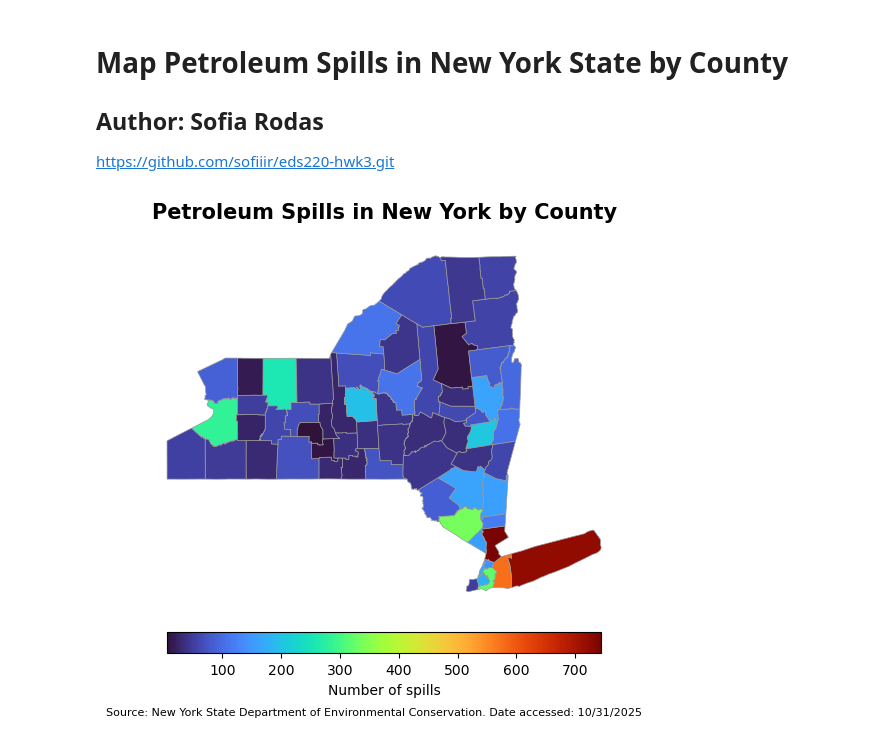
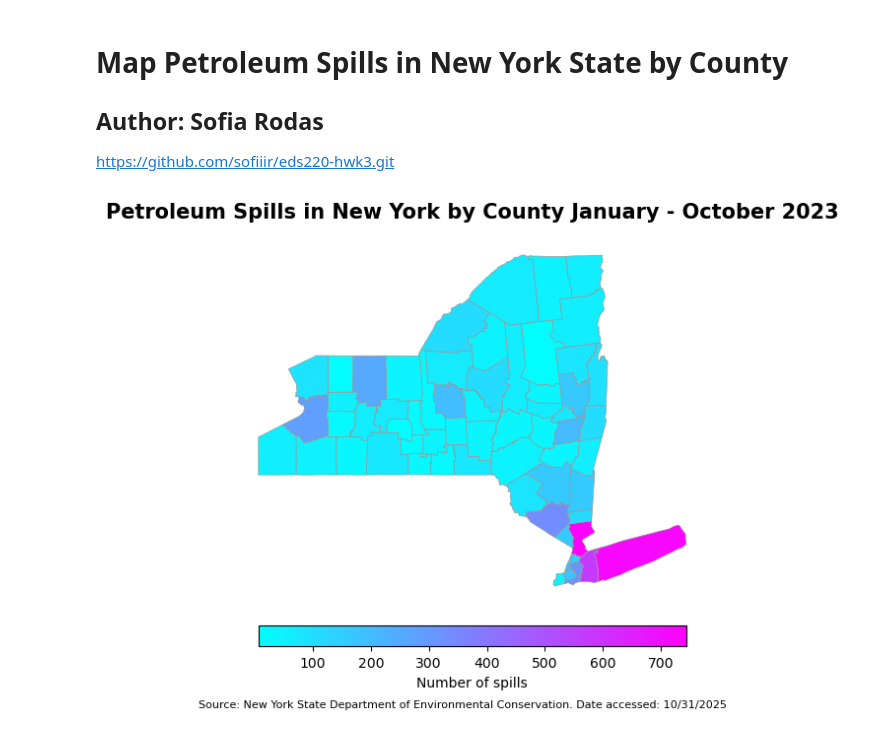
Before and after one commit to sofiiir/eds220-hwk3, a Jupyter notebook: hwk3-task1-spills-COMPLETE-RODAS.ipynb, the cells around one changed output. Drawn from its saved outputs; the diff is of its cells as text; code cells hidden in the pictures.

```diff
--- a/hwk3-task1-spills-COMPLETE-RODAS.ipynb
+++ b/hwk3-task1-spills-COMPLETE-RODAS.ipynb
@@ -68,33 +68,33 @@ fig, ax = plt.subplots(figsize=(8, 6))
 # Remove the axis for a cleaner map
 ax.axis('off')
 
 # Create choropleth map of communities
 # Plot with refined color and edge style
 ny_counties.plot(
     ax=ax,
     column='n_spills',
-    cmap='turbo',
+    cmap='cool',
     legend=True,
     edgecolor="0.6",
     linewidth=0.5,
     legend_kwds={
         "shrink": 0.7,
         "label": "Number of spills",
         "orientation": "horizontal", # change orientation
         "pad": 0.05
     }
 )
 
 # Add title and subtitle for better context
-ax.set_title('Petroleum Spills in New York by County', fontsize=15, weight='bold', pad=15)
+ax.set_title('Petroleum Spills in New York by County January - October 2023', fontsize=15, weight='bold', pad=15)
 
 # Add citatation of data and date of data access
 plt.suptitle("Source: New York State Department of Environmental Conservation. Date accessed: 10/31/2025",
             fontsize = 8,
             x = 0.5,
             y = 0.1) # Move subtitle to the bottom of the map
 
 
 plt.show()
 # %% [output]
-[figure, old version]
+[figure, new version]
```
Also changed, not shown: 1 other file.
